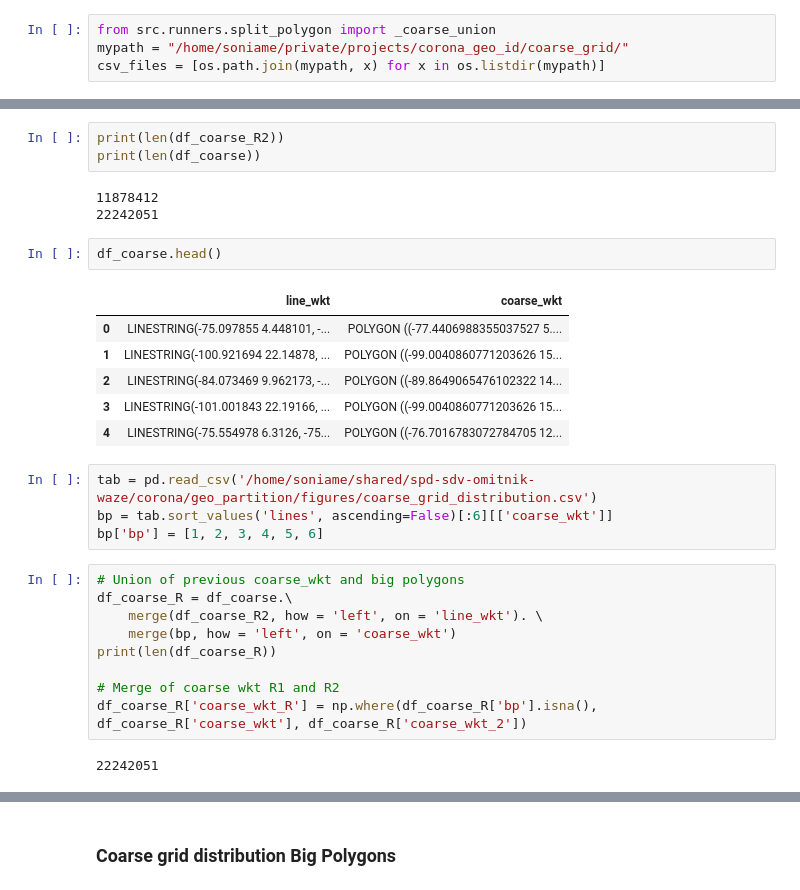
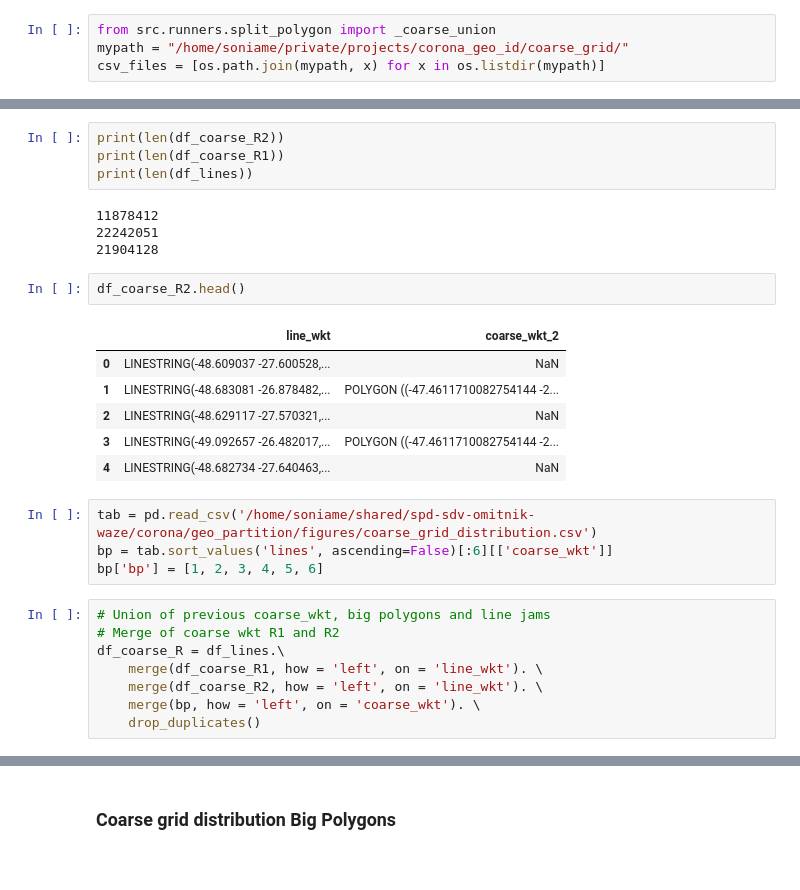
Before and after one commit to EL-BID/IDB-IDB-Invest-Coronavirus-Impact-Dashboard, a Jupyter notebook: notebooks/katana_bounds.ipynb, the cells around one changed output, grey strips where cells are left out. Drawn from its saved outputs; the diff is of its cells as text.

Commit message:
update coarse with missing polygons

```diff
--- a/notebooks/katana_bounds.ipynb
+++ b/notebooks/katana_bounds.ipynb
@@ -278,30 +272,29 @@ df_coarse_R2 = df_coarse_R2.rename(columns={'coarse_wkt':'coarse_wkt_2', 'line':
 # %%
 print(len(df_coarse_R2))
-print(len(df_coarse))
+print(len(df_coarse_R1))
+print(len(df_lines))
 # %% [output]
 11878412
 22242051
+21904128
 # %%
-df_coarse.head()
+df_coarse_R2.head()
 # %% [output]
-|  | line_wkt | coarse_wkt |
-| 0 | LINESTRING(-75.097855 4.448101, -... | POLYGON ((-77.4406988355037527 5.... |
-| 1 | LINESTRING(-100.921694 22.14878, ... | POLYGON ((-99.0040860771203626 15... |
-| 2 | LINESTRING(-84.073469 9.962173, -... | POLYGON ((-89.8649065476102322 14... |
-| 3 | LINESTRING(-101.001843 22.19166, ... | POLYGON ((-99.0040860771203626 15... |
-| 4 | LINESTRING(-75.554978 6.3126, -75... | POLYGON ((-76.7016783072784705 12... |
+|  | line_wkt | coarse_wkt_2 |
+| 0 | LINESTRING(-48.609037 -27.600528,... | NaN |
+| 1 | LINESTRING(-48.683081 -26.878482,... | POLYGON ((-47.4611710082754144 -2... |
+| 2 | LINESTRING(-48.629117 -27.570321,... | NaN |
+| 3 | LINESTRING(-49.092657 -26.482017,... | POLYGON ((-47.4611710082754144 -2... |
+| 4 | LINESTRING(-48.682734 -27.640463,... | NaN |
 # %%
 tab = pd.read_csv('/home/soniame/shared/spd-sdv-omitnik-waze/corona/geo_partition/figures/coarse_grid_distribution.csv')
 bp = tab.sort_values('lines', ascending=False)[:6][['coarse_wkt']]
 bp['bp'] = [1, 2, 3, 4, 5, 6]
 # %%
-# Union of previous coarse_wkt and big polygons
-df_coarse_R = df_coarse.\
+# Union of previous coarse_wkt, big polygons and line jams
+# Merge of coarse wkt R1 and R2
+df_coarse_R = df_lines.\
+    merge(df_coarse_R1, how = 'left', on = 'line_wkt'). \
     merge(df_coarse_R2, how = 'left', on = 'line_wkt'). \
-    merge(bp, how = 'left', on = 'coarse_wkt')
-print(len(df_coarse_R))
-
-# Merge of coarse wkt R1 and R2
-df_coarse_R['coarse_wkt_R'] = np.where(df_coarse_R['bp'].isna(), df_coarse_R['coarse_wkt'], df_coarse_R['coarse_wkt_2'])
+    merge(bp, how = 'left', on = 'coarse_wkt'). \
+    drop_duplicates()
-# %% [output]
-22242051
```
Also changed, not shown: parts of 13 cells of this notebook.
